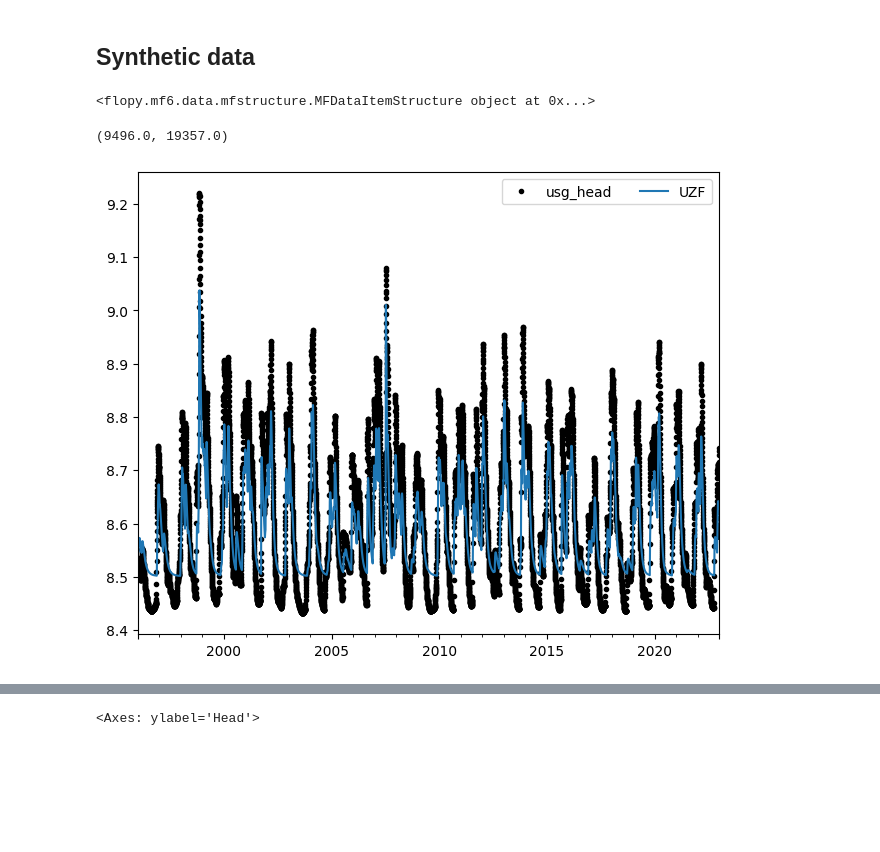
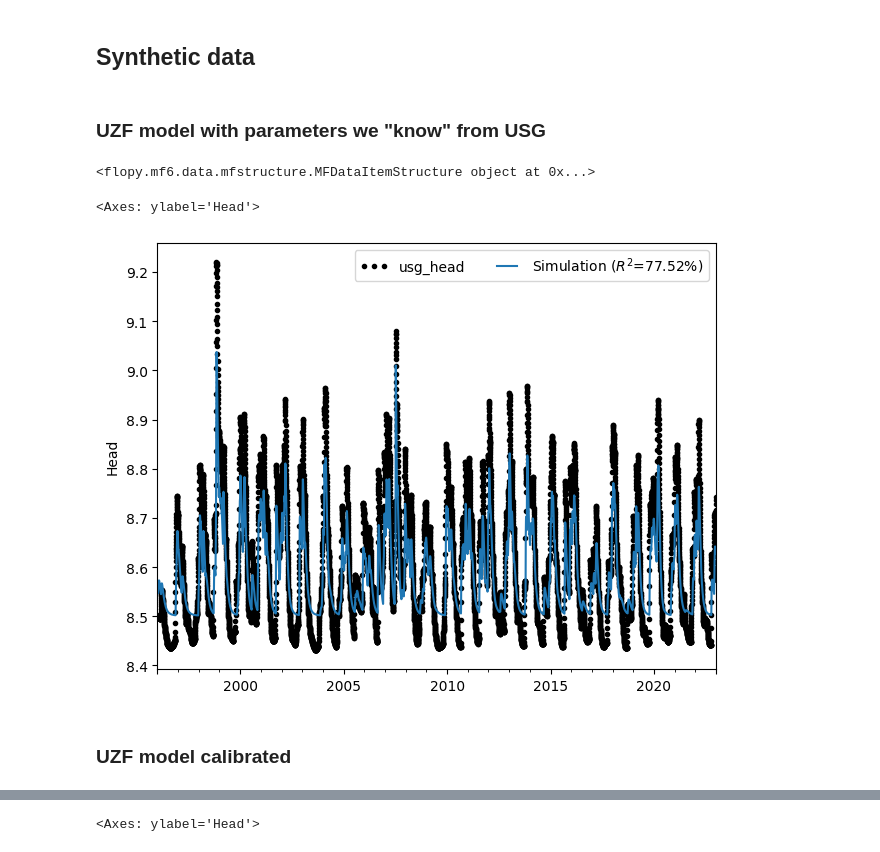
Before and after one commit to pastas/pastas-plugins, a Jupyter notebook: docs/examples/modflow_uzf.ipynb, the cells around one changed output, grey strips where cells are left out. Cells and saved outputs as stored; diff of their text form; code cells hidden in the pictures; blank space fills up the shorter version.

```diff
--- a/docs/examples/modflow_uzf.ipynb
+++ b/docs/examples/modflow_uzf.ipynb
@@ -24,19 +24,12 @@ if not os.path.isfile(mf6_exe):
 # %%
-# ds = ps.load_dataset("collenteur_2019")
-# head = ds["head"].squeeze()
-# prec = ds["rain"].squeeze().resample("D").asfreq().fillna(0.0)
-# evap = ds["evap"].squeeze()
-
-head = pd.read_csv("data/obs.csv", index_col=0, parse_dates=True).squeeze()
-prec = pd.read_csv("data/rain.csv", index_col=0, parse_dates=True).squeeze().resample("D").asfreq().fillna(0.0)
-evap = pd.read_csv("data/evap.csv", index_col=0, parse_dates=True).squeeze()
+ds = ps.load_dataset("collenteur_2019")
+head = ds["head"].squeeze()
+prec = ds["rain"].squeeze().resample("D").asfreq().fillna(0.0)
+evap = ds["evap"].squeeze()
 
 tmin = pd.Timestamp("2003-01-01")
 tmax = pd.Timestamp("2018-12-25")
 
-tmin_wu = tmin - pd.Timedelta(days=365*4)
-# tmin_wu = pd.Timestamp("1986-01-01")
-
 ps.plots.series(head, [prec, evap], hist=False);
 # %% [output]
 [figure]
@@ -164,34 +189,35 @@ evap = ds["stresses"].loc[:, 'evap [m/d]'].rename("evap")
 
 tmin = pd.Timestamp("2000-01-01")
 tmax = head.index[-1]
+# %% [markdown]
+### UZF model with parameters we "know" from USG
 # %%
 mlu = ps.Model(head)
 mlu.del_constant()
 
-mf = ppmf.ModflowUzf(exe_name=mf6_exe, sim_ws="mf_files/usg_mfuzf", head=head, ntrailwaves=35, nwavesets=200)
+mf = ppmf.ModflowUzf(exe_name=mf6_exe, sim_ws="mf_files/mfuzf_usg", head=head, ntrailwaves=35, nwavesets=100)
 sm = ppmf.ModflowModel(prec, evap, modflow=mf, name="mfsm")
 mlu.add_stressmodel(sm)
 
+# only parameter we don't know
+mlu.set_parameter(f"{sm.name}_c", initial=100.0) # select by hand
 # plugin "true" parameters from modflow usg model
-mlu.set_parameter(f"{sm.name}_c", initial=100.0) # select by hand
 mlu.set_parameter(f"{sm.name}_d", initial=8.5) # level in canal
 mlu.set_parameter(f"{sm.name}_s", initial=0.271) # specific yield from theta_s - theta_fc
 mlu.set_parameter(f"{sm.name}_height", initial=1.5) # freeboard
 mlu.set_parameter(f"{sm.name}_vks", initial=1.0061) # m/day
 mlu.set_parameter(f"{sm.name}_thtr", initial=0.065) # theta_r
 mlu.set_parameter(f"{sm.name}_thts", initial=0.41, pmax=0.45) # theta_s
 mlu.set_parameter(f"{sm.name}_eps", initial=4.954) # brooks in mfusg
 mlu.set_parameter(f"{sm.name}_extdpfrac", initial=1.0 / 1.5) # root depth 1 m
 
-ax = head.plot(marker=".", color="k", linestyle="None", legend=False, figsize=(7.5, 6))
-sim = mlu.simulate()
-sim.plot(ax=ax, label="UZF")
-ax.legend(ncol=2)
-ax.set_xlim(head.index[0], head.index[-1])
+mlu.plot()
 # %% [output]
 <flopy.mf6.data.mfstructure.MFDataItemStructure object at 0x...>
-(9496.0, 19357.0)
+<Axes: ylabel='Head'>
-[figure, old version]
+[figure, new version]
+# %% [markdown]
+### UZF model calibrated
 # %%
 with SolveTimer() as st:
     mlu.solve(callback=st.timer, diff_step=0.1)
```
Also changed, not shown: parts of 14 cells of this notebook.
